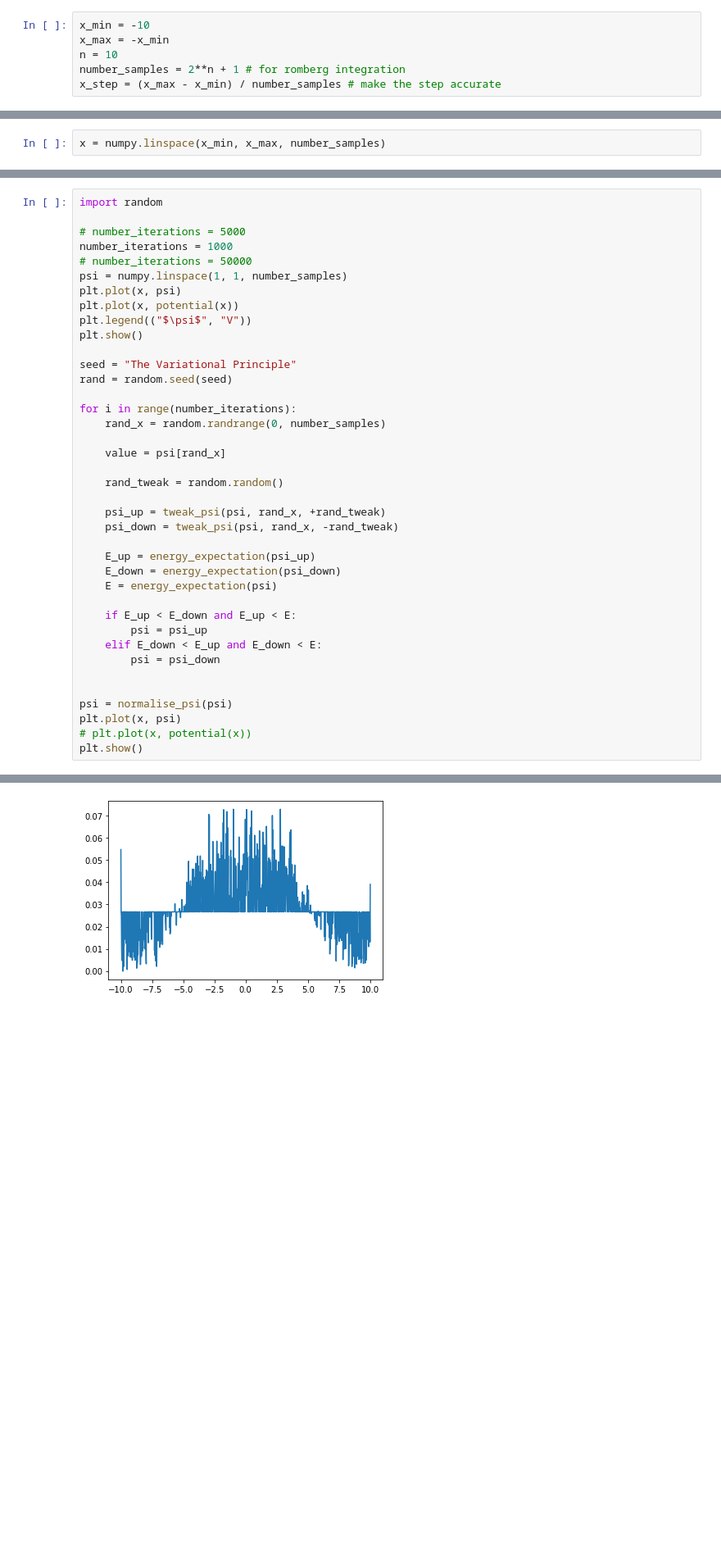
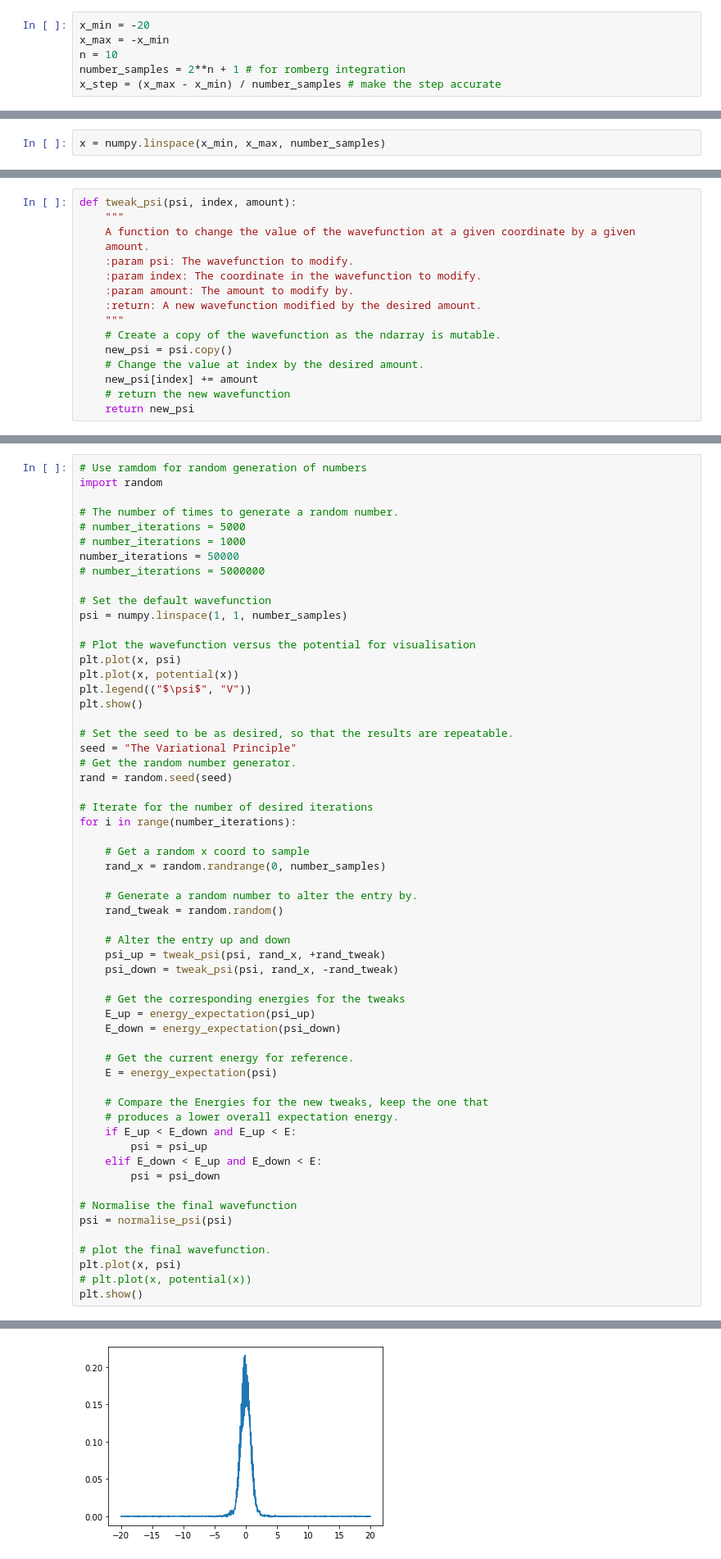
Before and after one commit to Tiernan8r/variational_principle, a Jupyter notebook: The_Variational_Principle.ipynb, the cells around one changed output, grey strips where cells are left out. Shown: that part at 82% size. Saved outputs shown, nothing was run; the diff lists cells and outputs as text; blank space fills up the shorter version.

Commit message:
* Extended Markdown commentary throughout file. * Added docstrings to all functions. * Commented all code through the notebook.

```diff
--- a/The_Variational_Principle.ipynb
+++ b/The_Variational_Principle.ipynb
@@ -50,5 +208,5 @@ plt.show()
 # %%
-x_min = -10
+x_min = -20
 x_max = -x_min
 n = 10
 number_samples = 2**n + 1 # for romberg integration
@@ -183,0 +218,16 @@ def tweak_psi(psi, index, amount):
+# %%
+def tweak_psi(psi, index, amount):
+    """
+    A function to change the value of the wavefunction at a given coordinate by a given
+    amount.
+    :param psi: The wavefunction to modify.
+    :param index: The coordinate in the wavefunction to modify.
+    :param amount: The amount to modify by.
+    :return: A new wavefunction modified by the desired amount.
+    """
+    # Create a copy of the wavefunction as the ndarray is mutable.
+    new_psi = psi.copy()
+    # Change the value at index by the desired amount.
+    new_psi[index] += amount
+    # return the new wavefunction
+    return new_psi
@@ -184,39 +237,58 @@ def tweak_psi(psi, index, amount):
 # %%
+# Use ramdom for random generation of numbers
 import random
 
+# The number of times to generate a random number.
 # number_iterations = 5000
-number_iterations = 1000
-# number_iterations = 50000
+# number_iterations = 1000
+number_iterations = 50000
+# number_iterations = 5000000
+
+# Set the default wavefunction
 psi = numpy.linspace(1, 1, number_samples)
+
+# Plot the wavefunction versus the potential for visualisation
 plt.plot(x, psi)
 plt.plot(x, potential(x))
 plt.legend(("$\psi$", "V"))
 plt.show()
 
+# Set the seed to be as desired, so that the results are repeatable.
 seed = "The Variational Principle"
+# Get the random number generator.
 rand = random.seed(seed)
 
+# Iterate for the number of desired iterations
 for i in range(number_iterations):
+
+    # Get a random x coord to sample
     rand_x = random.randrange(0, number_samples)
 
-    value = psi[rand_x]
-
+    # Generate a random number to alter the entry by.
     rand_tweak = random.random()
 
+    # Alter the entry up and down
     psi_up = tweak_psi(psi, rand_x, +rand_tweak)
     psi_down = tweak_psi(psi, rand_x, -rand_tweak)
 
+    # Get the corresponding energies for the tweaks
     E_up = energy_expectation(psi_up)
     E_down = energy_expectation(psi_down)
+
+    # Get the current energy for reference.
     E = energy_expectation(psi)
 
+    # Compare the Energies for the new tweaks, keep the one that
+    # produces a lower overall expectation energy.
     if E_up < E_down and E_up < E:
         psi = psi_up
     elif E_down < E_up and E_down < E:
         psi = psi_down
 
+# Normalise the final wavefunction
+psi = normalise_psi(psi)
 
-psi = normalise_psi(psi)
+# plot the final wavefunction.
 plt.plot(x, psi)
 # plt.plot(x, potential(x))
 plt.show()
@@ -225 +297 @@ plt.show()
-[figure, old version]
+[figure, new version]
```
Also changed, not shown: parts of 47 cells of this notebook.
